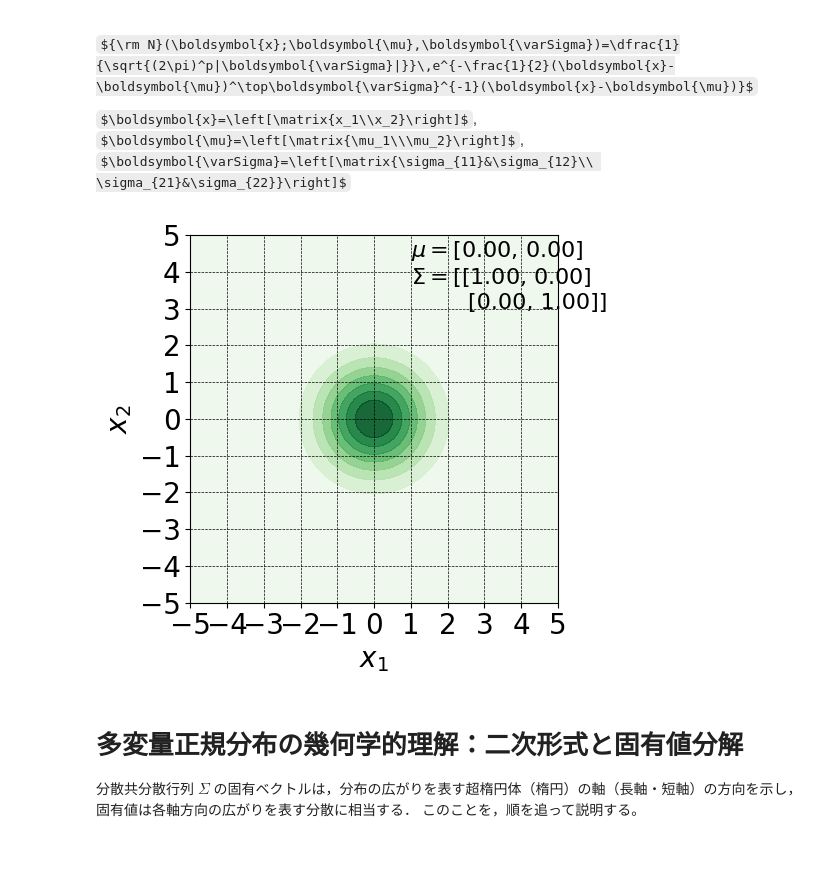
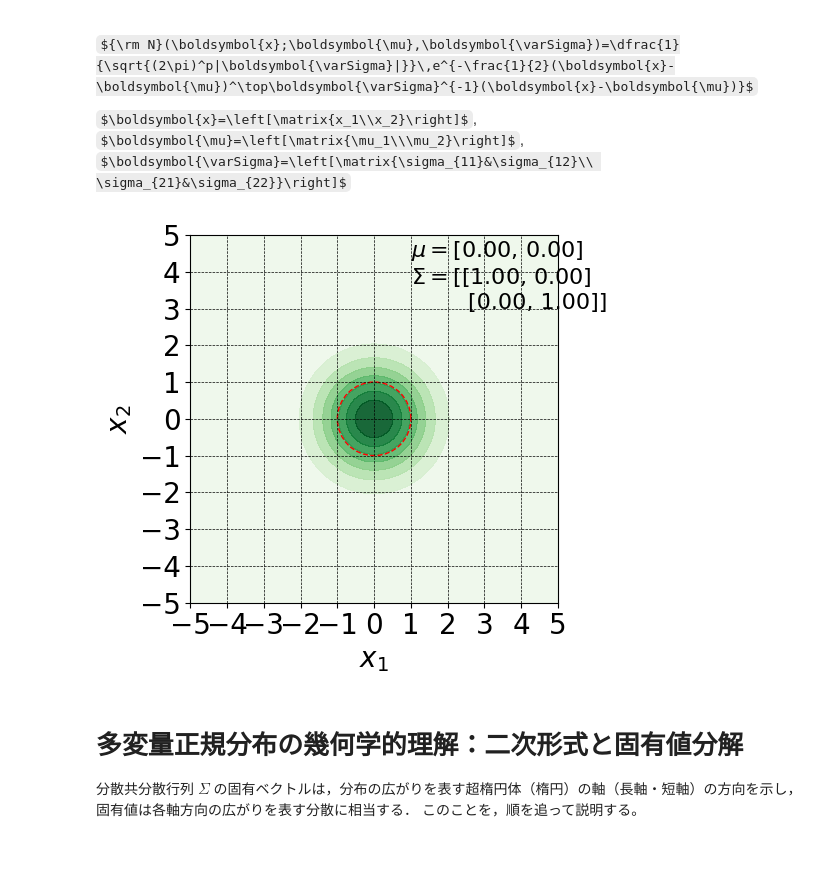
Before and after one commit to tsakailab/MultivariateAnalysis, a Jupyter notebook: ipynb/plot_normal_distribution.ipynb, the cells around one changed output. Cells and saved outputs as stored; diff of their text form; code cells hidden in the pictures; some formulas as TeX source.

Commit message:
update: include the 1-sigma contour ellipse on top of the density plot

```diff
--- a/ipynb/plot_normal_distribution.ipynb
+++ b/ipynb/plot_normal_distribution.ipynb
@@ -44,42 +44,56 @@ import numpy as np
 from scipy import stats
 import matplotlib.pyplot as plt
 import matplotlib.ticker as ticker
+from matplotlib.patches import Ellipse
 
 mu1 = 0 #@param {type:"slider", min:-5, max:5, step:0.1}
 mu2 = 0 #@param {type:"slider", min:-5, max:5, step:0.1}
 s11 = 1 #@param {type:"slider", min:0.00, max:4, step:0.1}
-s12 = -4 #@param {type:"slider", min:-4, max:4, step:0.1}
+s12 = 0 #@param {type:"slider", min:-4, max:4, step:0.1}
 s22 = 1 #@param {type:"slider", min:0.00, max:4, step:0.1}
 
 if s12*s12 >= s11*s22:
     print("s12*s12 must be smaller than s11*s22")
     s12 = np.sign(s12)*(s11*s22-1e-8)
 
 xmin, xmax = -5,5
 x1, x2 = np.mgrid[xmin:xmax:.01, xmin:xmax:.01]
 x = np.dstack((x1, x2))
 
 prob = stats.multivariate_normal([mu1, mu2], [[s11, s12], [s12, s22]])
 
 plt.figure()
 ax = plt.axes()
 
 ax.contourf(x1, x2, prob.pdf(x), alpha=0.9, cmap=plt.cm.Greens)
+
+# Add 1-sigma contour ellipse
+cov = np.array([[s11, s12], [s12, s22]])
+eigenvalues, eigenvectors = np.linalg.eigh(cov)
+order = eigenvalues.argsort()[::-1]
+eigenvalues = eigenvalues[order]
+eigenvectors = eigenvectors[:, order]
+theta = np.degrees(np.arctan2(*eigenvectors[:, 0][::-1]))
+width, height = 2 * np.sqrt(eigenvalues)
+ell = Ellipse(xy=[mu1, mu2], width=width, height=height, angle=theta,
+              edgecolor='red', facecolor='none', lw=1, linestyle='--', label='1-sigma contour')
+ax.add_patch(ell)
+
 label = '$\\mu=$['+"{:.2f}".format(mu1)+', '+"{:.2f}".format(mu2)+']\n$\\Sigma=$[['+"{:.2f}".format(s11)+', '+"{:.2f}".format(s12)+']\n        ['+"{:.2f}".format(s12)+', '+"{:.2f}".format(s22)+']]'
 plt.text(1, 3, label, fontsize=16)
 plt.xlim(xmin, xmax)
 plt.ylim(xmin, xmax)
 plt.grid(True, ls='--', lw=0.5, color='k')
 plt.xlabel("$x_1$", fontsize=20)
 plt.ylabel("$x_2$", fontsize=20)
 plt.xticks(fontsize=20)
 plt.yticks(fontsize=20)
 ax.set_aspect('equal')
 ax.xaxis.set_major_locator(ticker.MultipleLocator(1))
 ax.yaxis.set_major_locator(ticker.MultipleLocator(1))
 plt.tight_layout()
 # %% [output]
-[figure, old version]
+[figure, new version]
 # %% [markdown]
 # 多変量正規分布の幾何学的理解：二次形式と固有値分解
 
```
